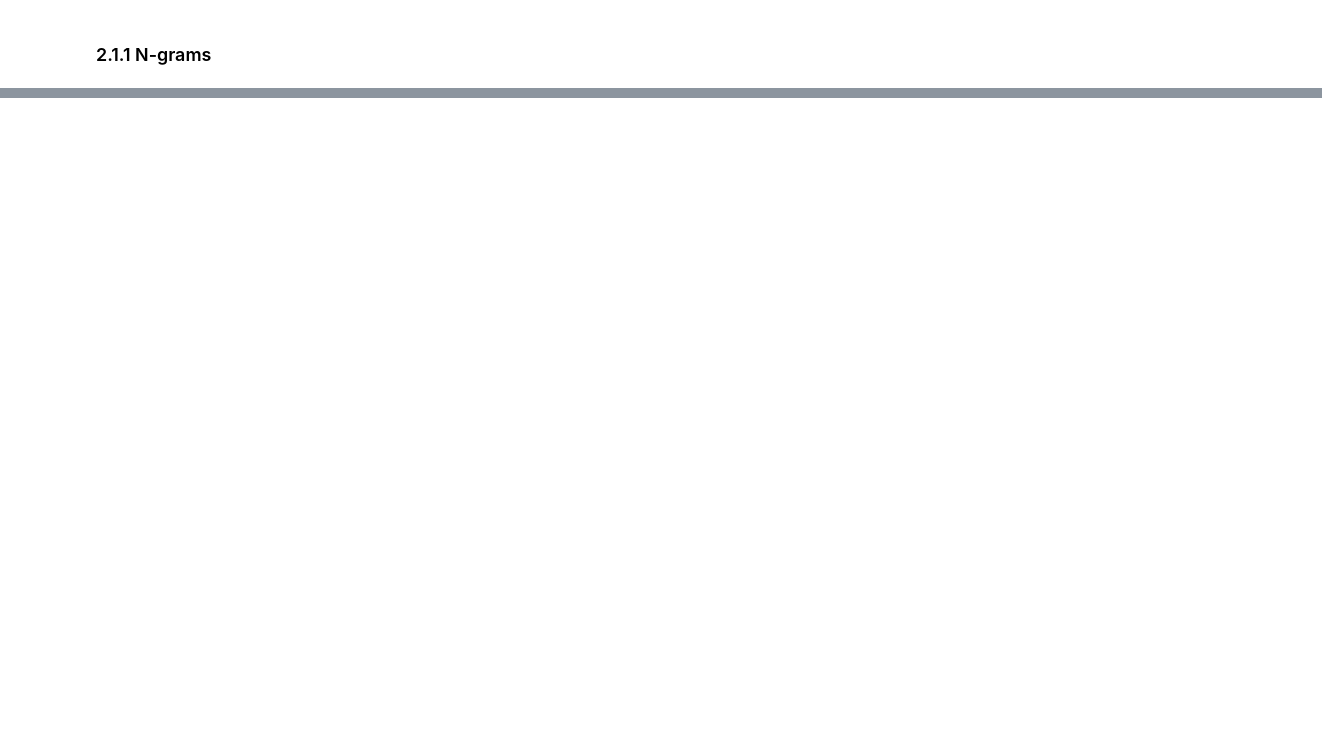
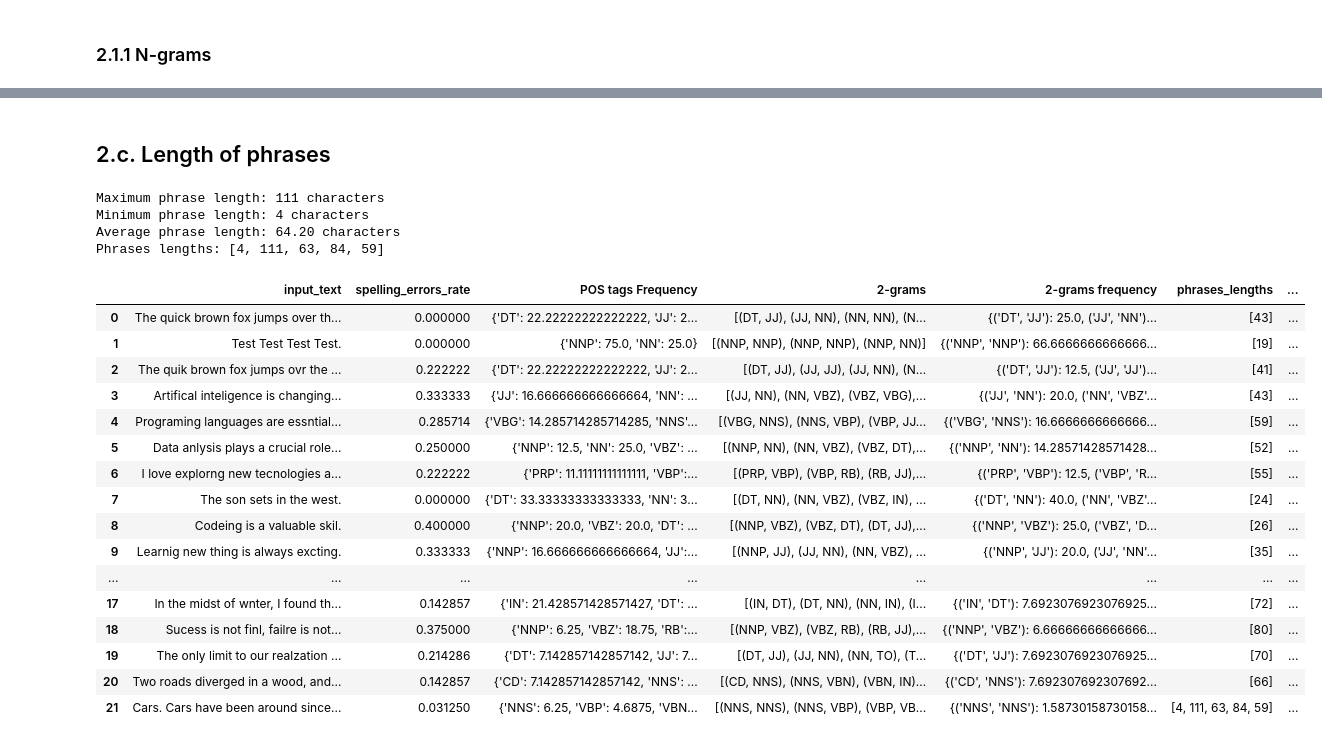
Before and after one commit to eddev00/ML-Project-CL, a Jupyter notebook: pre_processing.ipynb, the cells around one changed output, grey strips where cells are left out. Saved outputs shown, nothing was run; the diff lists cells and outputs as text; code cells hidden in the pictures; blank space fills up the shorter version.

Commit message:
Added feature: phrase length,avg,min,max

```diff
--- a/pre_processing.ipynb
+++ b/pre_processing.ipynb
@@ -342,0 +343,57 @@ df
+# %% [markdown]
+## 2.c. Length of phrases
+# %%
+def analyze_length_text(text):
+    """
+        Analyzes the length of the given text
+        -Take punctuations into account when calculating the length
+    """
+
+    phrases = text.split('.')
+    phrases = [phrase.strip() for phrase in phrases if phrase.strip()]
+    phrases_lengths = [len(phrase) for phrase in phrases]
+
+    lengths = [len(phrase) for phrase in phrases]
+    max_length = max(lengths)
+    min_length = min(lengths)
+    avg_length = sum(lengths) / len(lengths)
+
+    return phrases_lengths, max_length, min_length, avg_length
+
+example_text = "Cars. Cars have been around since they became famous in the 1900s, when Henry Ford created and built the first ModelT. Cars have played a major role in our every day lives since then. But now, people are starting to question if limiting car usage would be a good thing. To me, limiting the use of cars might be a good thing to do."
+phrases_lengths, max_len, min_len, avg_len= analyze_length_text(example_text)
+
+# Print the results
+print(f"Maximum phrase length: {max_len} characters")
+print(f"Minimum phrase length: {min_len} characters")
+print(f"Average phrase length: {avg_len:.2f} characters")
+print(f"Phrases lengths: {phrases_lengths}")
+
+
+# apply on dataset
+df['phrases_lengths'], df['phrase_max_length'], df['phrase_min_length'], df['phrase_avg_length'] = zip(*df['input_text'].apply(analyze_length_text))
+# %% [output]
+Maximum phrase length: 111 characters
+Minimum phrase length: 4 characters
+Average phrase length: 64.20 characters
+Phrases lengths: [4, 111, 63, 84, 59]
+# %%
+df
+# %% [output]
+|  | input_text | spelling_errors_rate | POS tags Frequency | 2-grams | 2-grams frequency | phrases_lengths | ... |
+| 0 | The quick brown fox jumps over th... | 0.000000 | {'DT': 22.22222222222222, 'JJ': 2... | [(DT, JJ), (JJ, NN), (NN, NN), (N... | {('DT', 'JJ'): 25.0, ('JJ', 'NN')... | [43] | ... |
+| 1 | Test Test Test Test. | 0.000000 | {'NNP': 75.0, 'NN': 25.0} | [(NNP, NNP), (NNP, NNP), (NNP, NN)] | {('NNP', 'NNP'): 66.6666666666666... | [19] | ... |
+| 2 | The quik brown fox jumps ovr the ... | 0.222222 | {'DT': 22.22222222222222, 'JJ': 2... | [(DT, JJ), (JJ, JJ), (JJ, NN), (N... | {('DT', 'JJ'): 12.5, ('JJ', 'JJ')... | [41] | ... |
+| 3 | Artifical inteligence is changing... | 0.333333 | {'JJ': 16.666666666666664, 'NN': ... | [(JJ, NN), (NN, VBZ), (VBZ, VBG),... | {('JJ', 'NN'): 20.0, ('NN', 'VBZ'... | [43] | ... |
+| 4 | Programing languages are essntial... | 0.285714 | {'VBG': 14.285714285714285, 'NNS'... | [(VBG, NNS), (NNS, VBP), (VBP, JJ... | {('VBG', 'NNS'): 16.6666666666666... | [59] | ... |
+| 5 | Data anlysis plays a crucial role... | 0.250000 | {'NNP': 12.5, 'NN': 25.0, 'VBZ': ... | [(NNP, NN), (NN, VBZ), (VBZ, DT),... | {('NNP', 'NN'): 14.28571428571428... | [52] | ... |
+| 6 | I love explorng new tecnologies a... | 0.222222 | {'PRP': 11.11111111111111, 'VBP':... | [(PRP, VBP), (VBP, RB), (RB, JJ),... | {('PRP', 'VBP'): 12.5, ('VBP', 'R... | [55] | ... |
+| 7 | The son sets in the west. | 0.000000 | {'DT': 33.33333333333333, 'NN': 3... | [(DT, NN), (NN, VBZ), (VBZ, IN), ... | {('DT', 'NN'): 40.0, ('NN', 'VBZ'... | [24] | ... |
+| 8 | Codeing is a valuable skil. | 0.400000 | {'NNP': 20.0, 'VBZ': 20.0, 'DT': ... | [(NNP, VBZ), (VBZ, DT), (DT, JJ),... | {('NNP', 'VBZ'): 25.0, ('VBZ', 'D... | [26] | ... |
+| 9 | Learnig new thing is always excting. | 0.333333 | {'NNP': 16.666666666666664, 'JJ':... | [(NNP, JJ), (JJ, NN), (NN, VBZ), ... | {('NNP', 'JJ'): 20.0, ('JJ', 'NN'... | [35] | ... |
+| ... | ... | ... | ... | ... | ... | ... | ... |
+| 17 | In the midst of wnter, I found th... | 0.142857 | {'IN': 21.428571428571427, 'DT': ... | [(IN, DT), (DT, NN), (NN, IN), (I... | {('IN', 'DT'): 7.6923076923076925... | [72] | ... |
+| 18 | Sucess is not finl, failre is not... | 0.375000 | {'NNP': 6.25, 'VBZ': 18.75, 'RB':... | [(NNP, VBZ), (VBZ, RB), (RB, JJ),... | {('NNP', 'VBZ'): 6.66666666666666... | [80] | ... |
+| 19 | The only limit to our realzation ... | 0.214286 | {'DT': 7.142857142857142, 'JJ': 7... | [(DT, JJ), (JJ, NN), (NN, TO), (T... | {('DT', 'JJ'): 7.6923076923076925... | [70] | ... |
+| 20 | Two roads diverged in a wood, and... | 0.142857 | {'CD': 7.142857142857142, 'NNS': ... | [(CD, NNS), (NNS, VBN), (VBN, IN)... | {('CD', 'NNS'): 7.692307692307692... | [66] | ... |
+| 21 | Cars. Cars have been around since... | 0.031250 | {'NNS': 6.25, 'VBP': 4.6875, 'VBN... | [(NNS, NNS), (NNS, VBP), (VBP, VB... | {('NNS', 'NNS'): 1.58730158730158... | [4, 111, 63, 84, 59] | ... |
```
Also changed, not shown: parts of 6 cells of this notebook, 1 other file.
